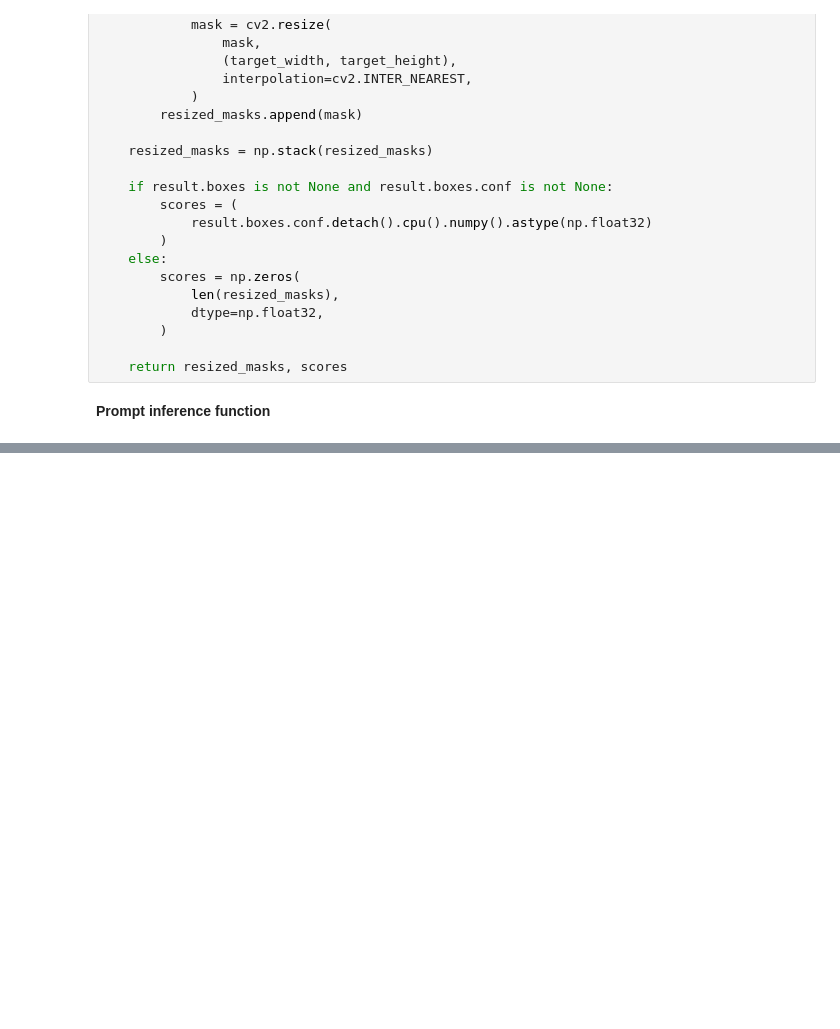
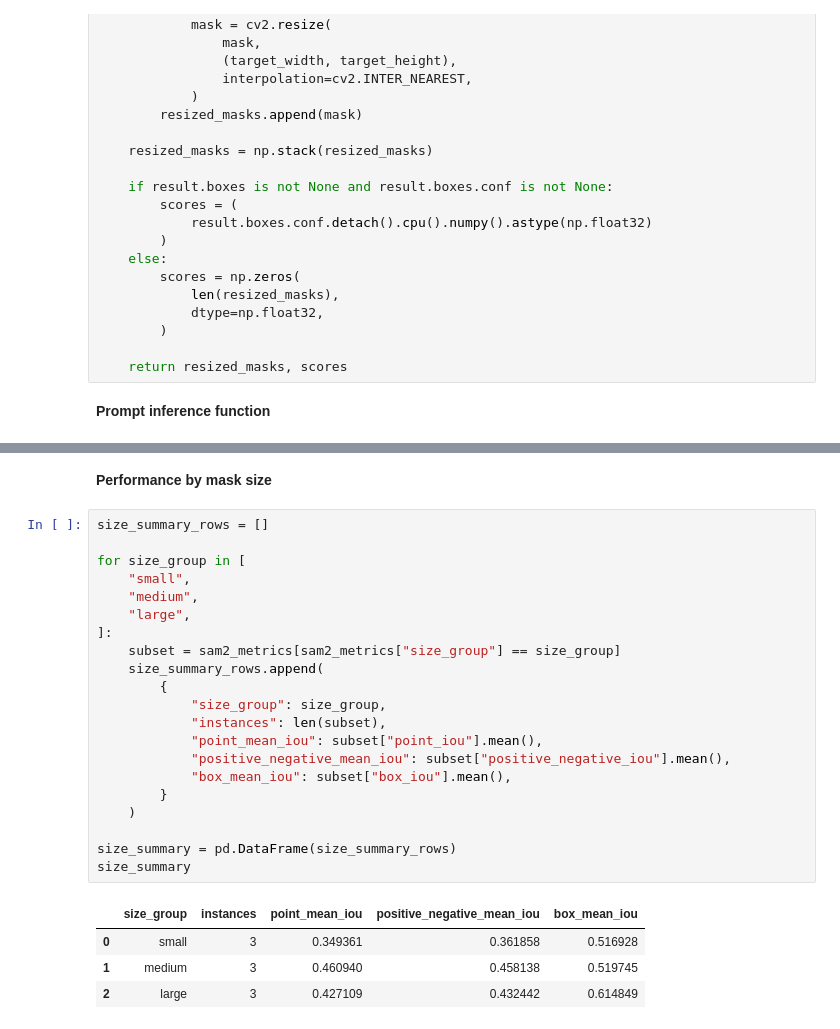
Before and after one commit to mdmohsin212/modern-vision-multimodal-lab, a Jupyter notebook: Vision/02_segmentation/sam_and_model_clinic.ipynb, the cells around one changed output, grey strips where cells are left out. Saved outputs shown, nothing was run; the diff lists cells and outputs as text; blank space fills up the shorter version.

```diff
--- a/Vision/02_segmentation/sam_and_model_clinic.ipynb
+++ b/Vision/02_segmentation/sam_and_model_clinic.ipynb
@@ -484,0 +731,28 @@ def extract_sam_masks(result, target_shape):
+# %% [markdown]
+**Performance by mask size**
+# %%
+size_summary_rows = []
+
+for size_group in [
+    "small",
+    "medium",
+    "large",
+]:
+    subset = sam2_metrics[sam2_metrics["size_group"] == size_group]
+    size_summary_rows.append(
+        {
+            "size_group": size_group,
+            "instances": len(subset),
+            "point_mean_iou": subset["point_iou"].mean(),
+            "positive_negative_mean_iou": subset["positive_negative_iou"].mean(),
+            "box_mean_iou": subset["box_iou"].mean(),
+        }
+    )
+
+size_summary = pd.DataFrame(size_summary_rows)
+size_summary
+# %% [output]
+|  | size_group | instances | point_mean_iou | positive_negative_mean_iou | box_mean_iou |
+| 0 | small | 3 | 0.349361 | 0.361858 | 0.516928 |
+| 1 | medium | 3 | 0.460940 | 0.458138 | 0.519745 |
+| 2 | large | 3 | 0.427109 | 0.432442 | 0.614849 |
```
Also changed, not shown: parts of 12 cells of this notebook.
